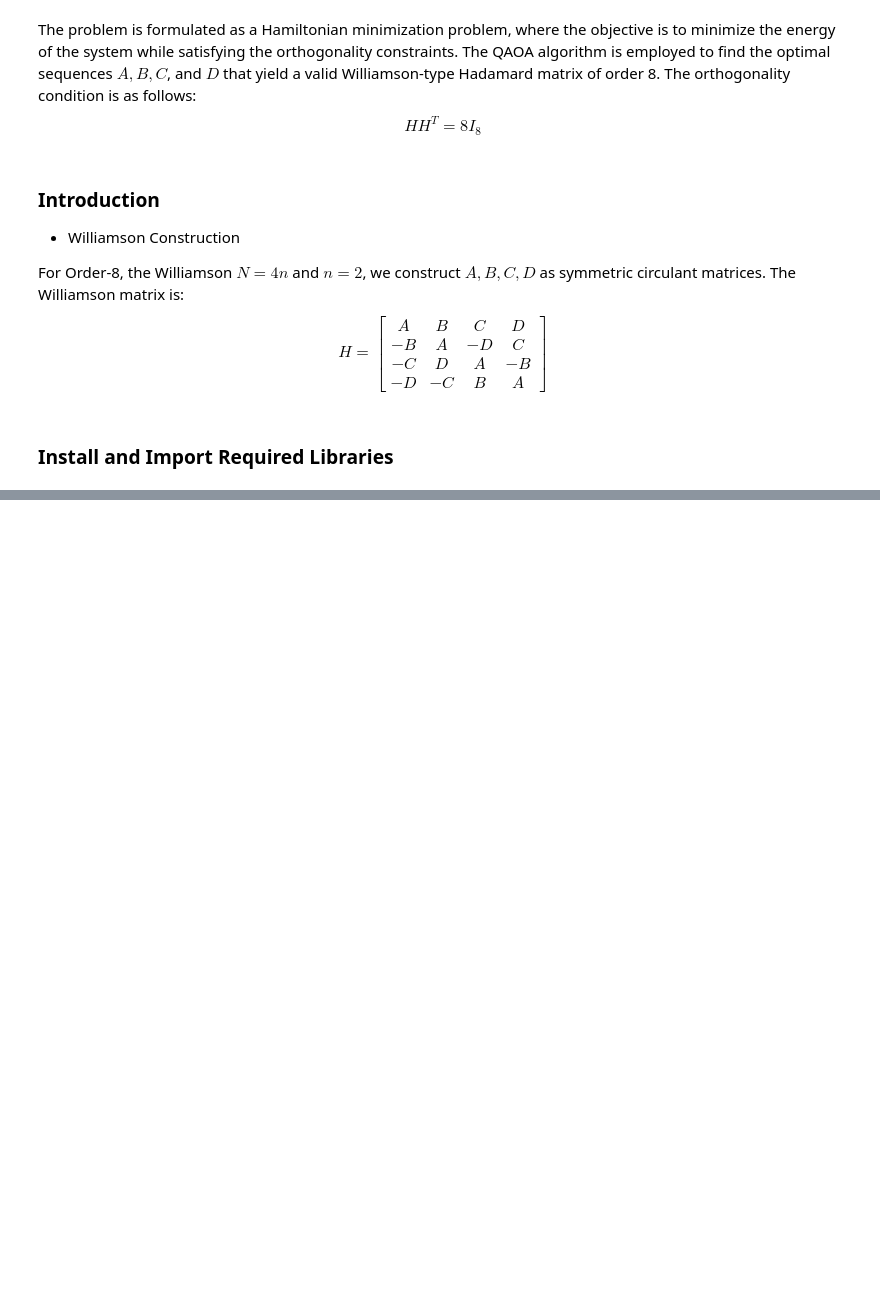
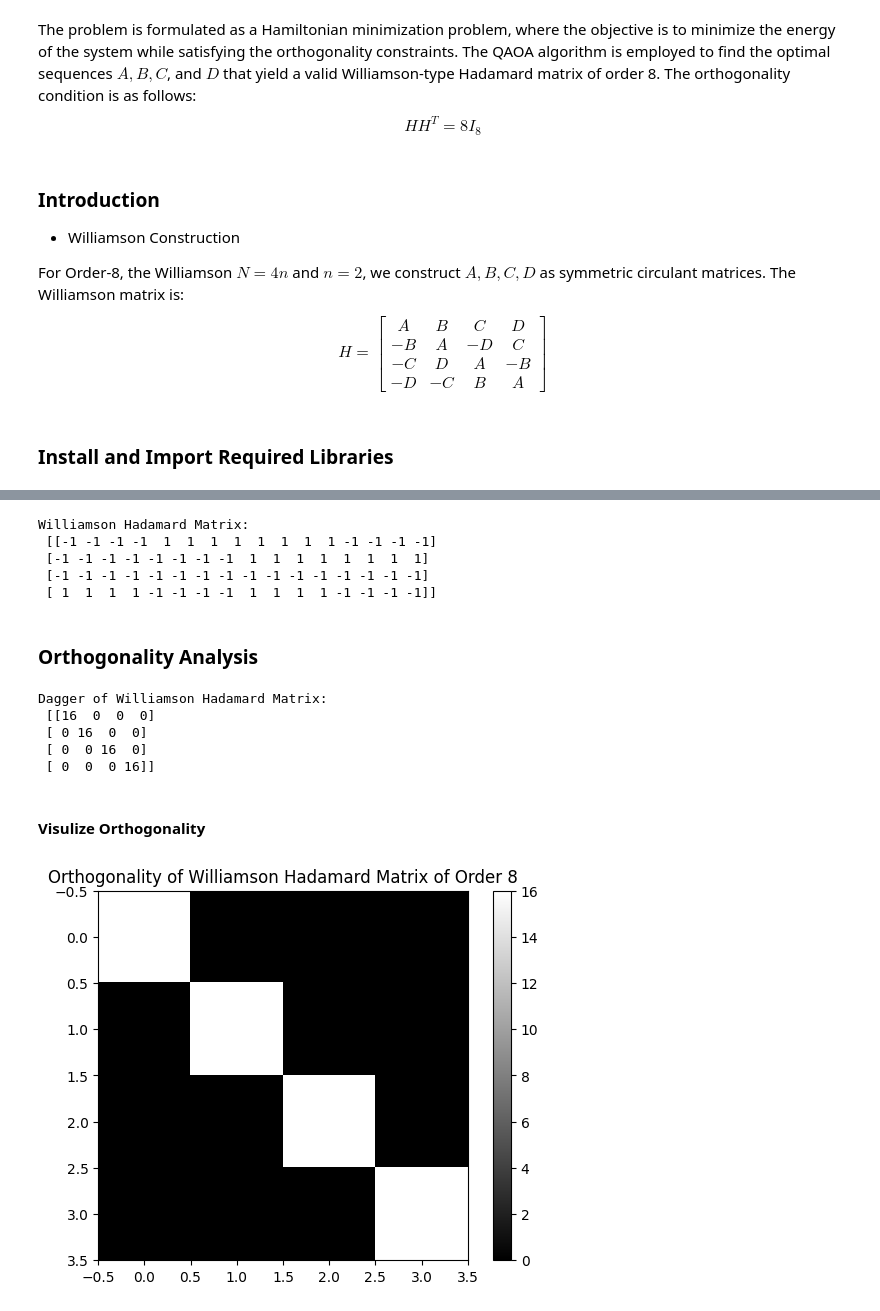
Before and after one commit to naseer-muhammad/Hadamard-Matrix-Research, a Jupyter notebook: Williamson/8x8_Williamson.ipynb, the cells around one changed output, grey strips where cells are left out. Cells and saved outputs as stored; diff of their text form; code cells hidden in the pictures; blank space fills up the shorter version.

```diff
--- a/Williamson/8x8_Williamson.ipynb
+++ b/Williamson/8x8_Williamson.ipynb
@@ -27,0 +332,41 @@ A & B & C & D \\
+# %%
+def construct_williamson_hadamard(A, B, C, D):
+    H = np.block([
+        [A, B, C, D],
+        [-B, A, -D, C],
+        [-C, D, A, -B],
+        [-D, -C, B, A]
+    ])
+    return H
+# %%
+W = construct_williamson_hadamard(A, B, C, D)
+
+print("Williamson Hadamard Matrix:\n", W)
+# %% [output]
+Williamson Hadamard Matrix:
+ [[-1 -1 -1 -1  1  1  1  1  1  1  1  1 -1 -1 -1 -1]
+ [-1 -1 -1 -1 -1 -1 -1 -1  1  1  1  1  1  1  1  1]
+ [-1 -1 -1 -1 -1 -1 -1 -1 -1 -1 -1 -1 -1 -1 -1 -1]
+ [ 1  1  1  1 -1 -1 -1 -1  1  1  1  1 -1 -1 -1 -1]]
+# %% [markdown]
+### **Orthogonality Analysis**
+# %%
+DG = np.matmul(W, W.T)
+print("Dagger of Williamson Hadamard Matrix:\n", DG)
+# %% [output]
+Dagger of Williamson Hadamard Matrix:
+ [[16  0  0  0]
+ [ 0 16  0  0]
+ [ 0  0 16  0]
+ [ 0  0  0 16]]
+# %% [markdown]
+#### **Visulize Orthogonality**
+# %%
+plt.imshow(DG, cmap='gray')
+
+plt.title('Orthogonality of Williamson Hadamard Matrix of Order 8')
+plt.colorbar()
+
+plt.show()
+# %% [output]
+[figure, added]
```
Also changed, not shown: parts of 46 cells of this notebook, 2 other files.
